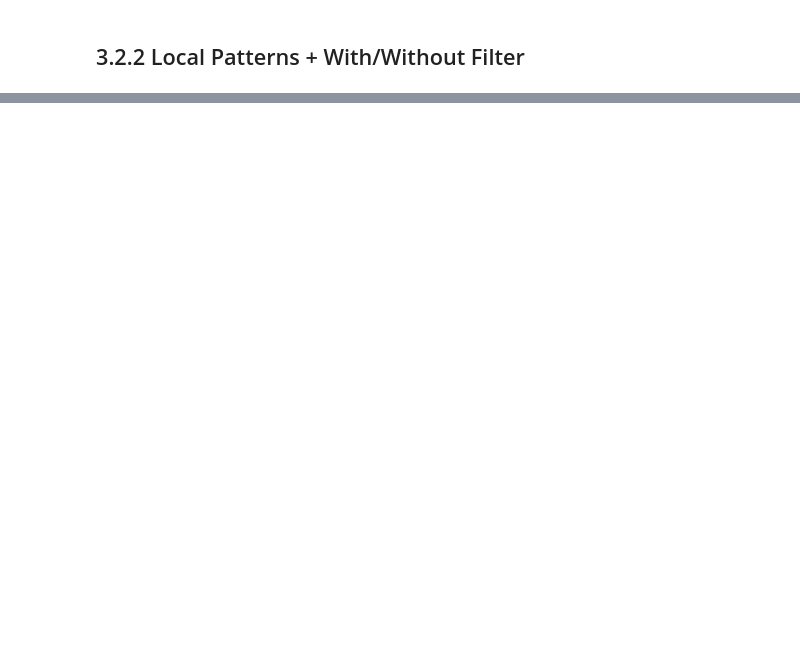
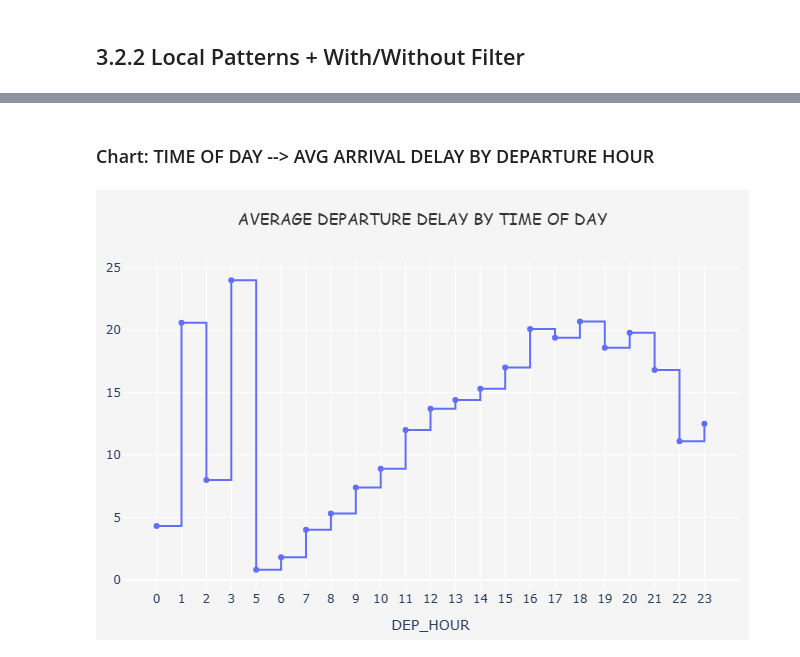
Before and after one commit to nguyenminhthuy/flights-analytics, a Jupyter notebook: py/notebooks/flights-eda.ipynb, the cells around one changed output, grey strips where cells are left out. Saved outputs shown, nothing was run; the diff lists cells and outputs as text; code cells hidden in the pictures; blank space fills up the shorter version.

```diff
--- a/py/notebooks/flights-eda.ipynb
+++ b/py/notebooks/flights-eda.ipynb
@@ -91,7 +91,9 @@ df_flights = df_flights.with_columns([
     pl.when(pl.col("DISTANCE") <= 500).then(pl.lit("Short-haul"))
       .when(pl.col("DISTANCE") <= 1500).then(pl.lit("Medium-haul"))
       .otherwise(pl.lit("Long-haul"))
-      .alias("DISTANCE_CAT")
+      .alias("DISTANCE_CAT"),
+    (pl.col("ORIGIN_CITY") + " → " + pl.col("DEST_CITY")).alias("ROUTE"),
+    (pl.col("CRS_DEP_TIME") // 100).cast(pl.Int32).alias("DEP_HOUR")
 ])
 # %% [markdown]
 ### Adding Geolocation Columns
@@ -537,6 +539,14 @@ def filter_by_year(df, year):
 def filter_by_airline(df, airline):
     df = df.filter(pl.col("AIRLINE") == airline)
     return df
+
+def filter_by_origin_airport(df, airport):
+    df = df.filter(pl.col("ORIGIN") == airport)
+    return df
+
+def filter_by_season(df, seaon):
+    df = df.filter(pl.col("SEASON") == seaon)
+    return df
 # %% [markdown]
 ### On-time Performance & Delays
 # %%
@@ -881,0 +1019,2 @@ delay_causes(df_flights, year = 2019, airline = "United Air Lines Inc.")
+# %% [markdown]
+### Chart: TIME OF DAY --> AVG ARRIVAL DELAY BY DEPARTURE HOUR
@@ -881,0 +1067,4 @@ delay_causes(df_flights, year = 2019, airline = "United Air Lines Inc.")
+# %%
+time_of_day(df_flights, year = 2019, airline = "United Air Lines Inc.")
+# %% [output]
+[figure, added]
```
Also changed, not shown: parts of 12 cells of this notebook.
